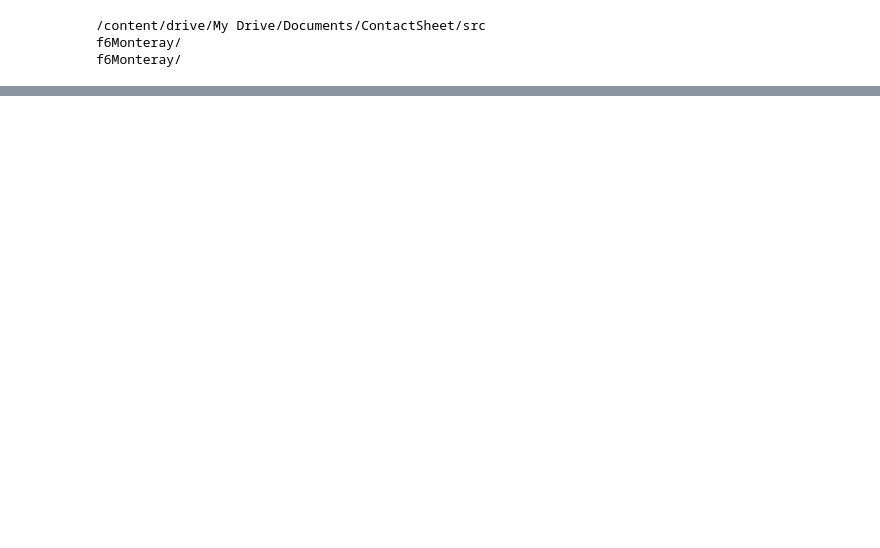
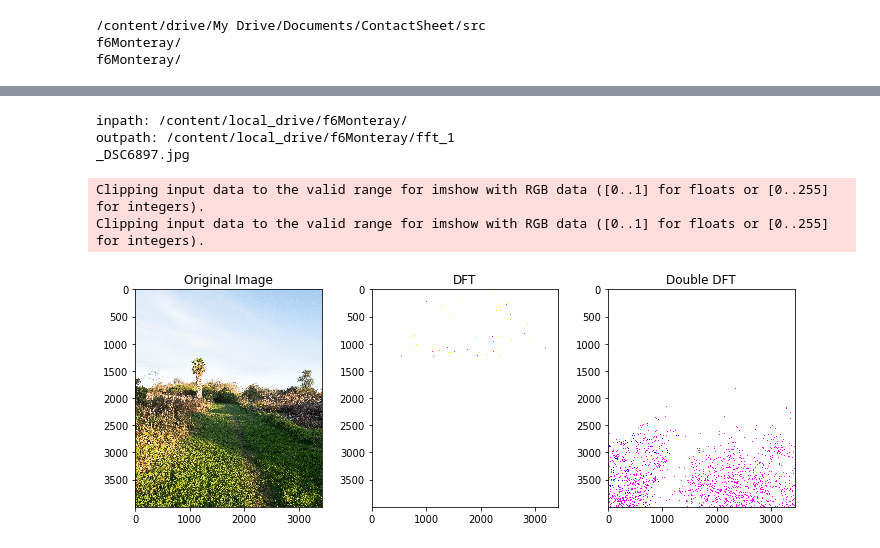
Before and after one commit to aaronbbarclay/mine, a Jupyter notebook: fft.ipynb, the cells around one changed output, grey strips where cells are left out. Drawn from its saved outputs; the diff is of its cells as text; code cells hidden in the pictures; blank space fills up the shorter version.

```diff
--- a/fft.ipynb
+++ b/fft.ipynb
@@ -91,0 +126,53 @@ isFile
+# %%
+import os.path
+import pylab
+path = r"/content/local_drive/f6Monteray/"
+outPath = path + "fft_1"
+
+print("inpath: {0}".format(path))
+print("outpath: {0}".format(outPath))
+
+if os.path.isdir(outPath):
+    pass
+else:
+    os.makedirs(outPath)
+
+ROOT_DIR = os.path.abspath(path)
+files = os.listdir(path)
+
+for _file in files[:1]:
+    print(_file)
+    img_raw = cv2.imread(filePath)
+    img = cv2.cvtColor(img_raw, cv2.COLOR_BGR2RGB)
+
+    dft = np.fft.fft2(img)
+    dft_of_dft = np.fft.fft2(dft)
+
+    spectrum = np.abs(dft)
+    c = 255 / np.log(1 + np.amax(spectrum))
+    spectrum = c*np.log(spectrum)
+
+    double_dft_spectrum = np.abs(dft_of_dft)
+    c = 255 / np.log(1 + np.amax(double_dft_spectrum))
+    double_dft_spectrum = c*np.log(double_dft_spectrum)
+
+    p, axarr = plt.subplots(1, 3, figsize=(12,4))
+    axarr[0].imshow(img, cmap = 'gray')
+    axarr[0].set_title('Original Image')
+    axarr[1].imshow(spectrum, cmap = 'gray')
+    axarr[1].set_title('DFT')
+    axarr[2].imshow(double_dft_spectrum, cmap = 'gray')
+    axarr[2].set_title('Double DFT')
+    plt.show()
+
+    #ftimage = np.fft.fft2(img)
+    #ftimage = np.fft.fftshift(ftimage)
+    #pylab.imshow(np.abs(dft))
+    #pylab.show()
+# %% [output]
+inpath: /content/local_drive/f6Monteray/
+outpath: /content/local_drive/f6Monteray/fft_1
+_DSC6897.jpg
+Clipping input data to the valid range for imshow with RGB data ([0..1] for floats or [0..255] for integers).
+Clipping input data to the valid range for imshow with RGB data ([0..1] for floats or [0..255] for integers).
+[figure, added]
```
Also changed, not shown: parts of 7 cells of this notebook.
